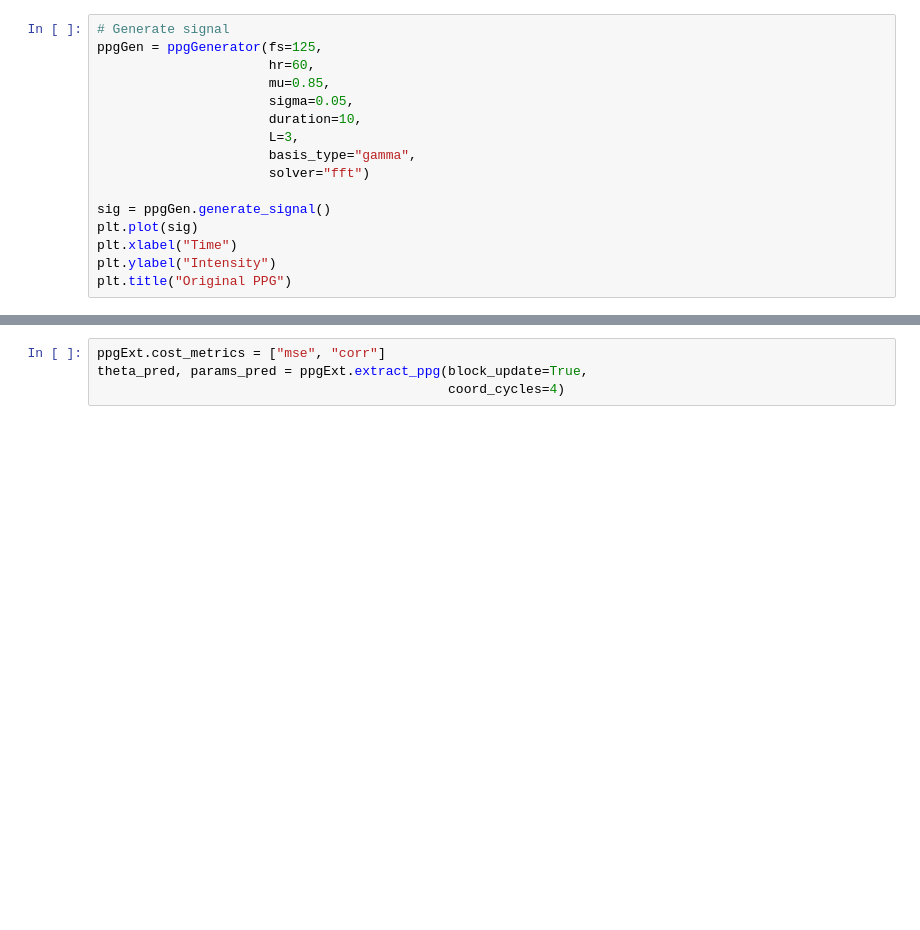
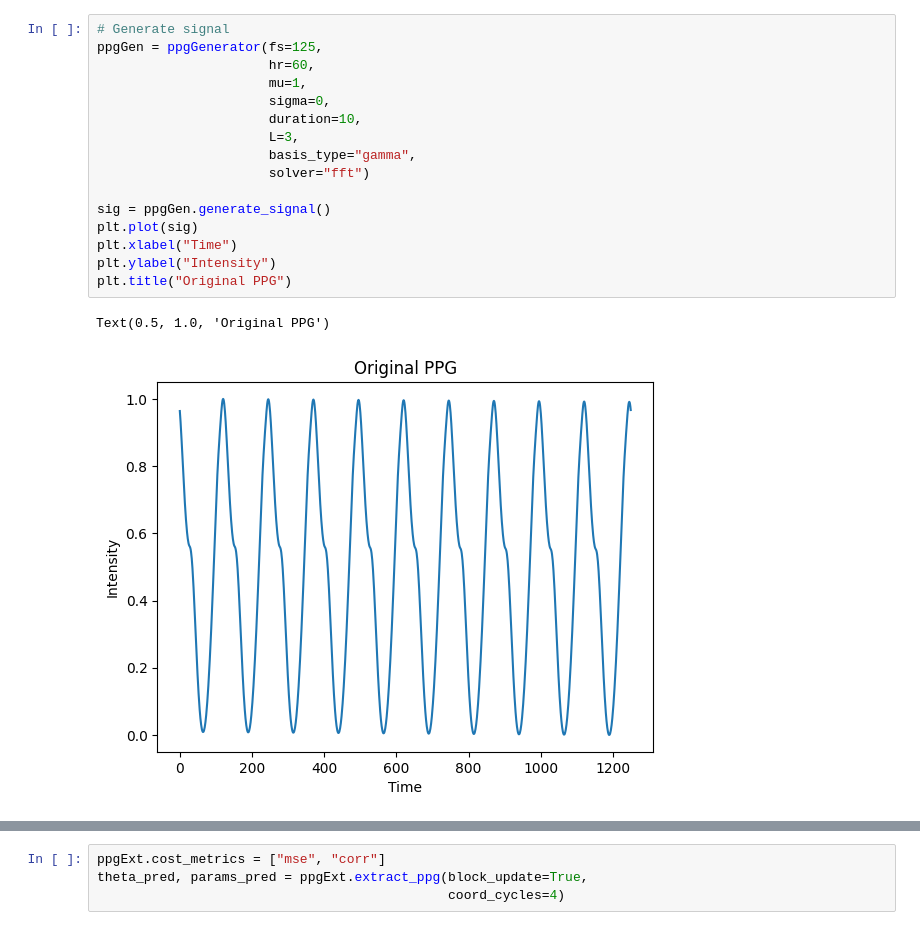
Before and after one commit to BailabUNC/ppg-basis, a Jupyter notebook: base_tb.ipynb, the cells around one changed output, grey strips where cells are left out. Drawn from its saved outputs; the diff is of its cells as text; blank space fills up the shorter version.

```diff
--- a/base_tb.ipynb
+++ b/base_tb.ipynb
@@ -5,19 +11,22 @@ import matplotlib.pyplot as plt
 # %%
 # Generate signal
 ppgGen = ppgGenerator(fs=125,
                       hr=60,
-                      mu=0.85,
-                      sigma=0.05,
+                      mu=1,
+                      sigma=0,
                       duration=10,
                       L=3,
                       basis_type="gamma",
                       solver="fft")
 
 sig = ppgGen.generate_signal()
 plt.plot(sig)
 plt.xlabel("Time")
 plt.ylabel("Intensity")
 plt.title("Original PPG")
+# %% [output]
+Text(0.5, 1.0, 'Original PPG')
+[figure, added]
 # %%
 # Extract signal parameters
 ppgExt = ppgExtractor(signal=sig,
```
Also changed, not shown: parts of 5 cells of this notebook, 6 other files.
